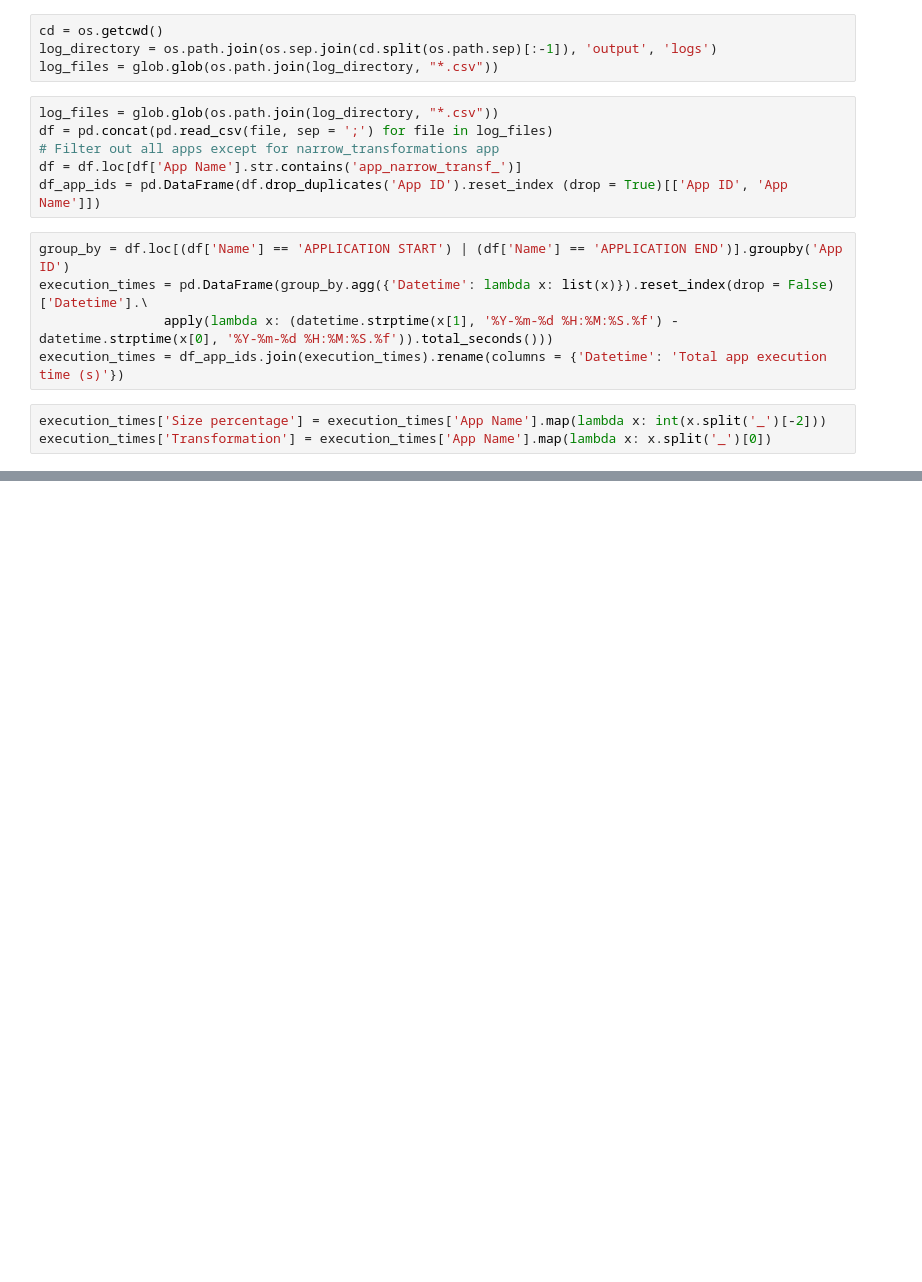
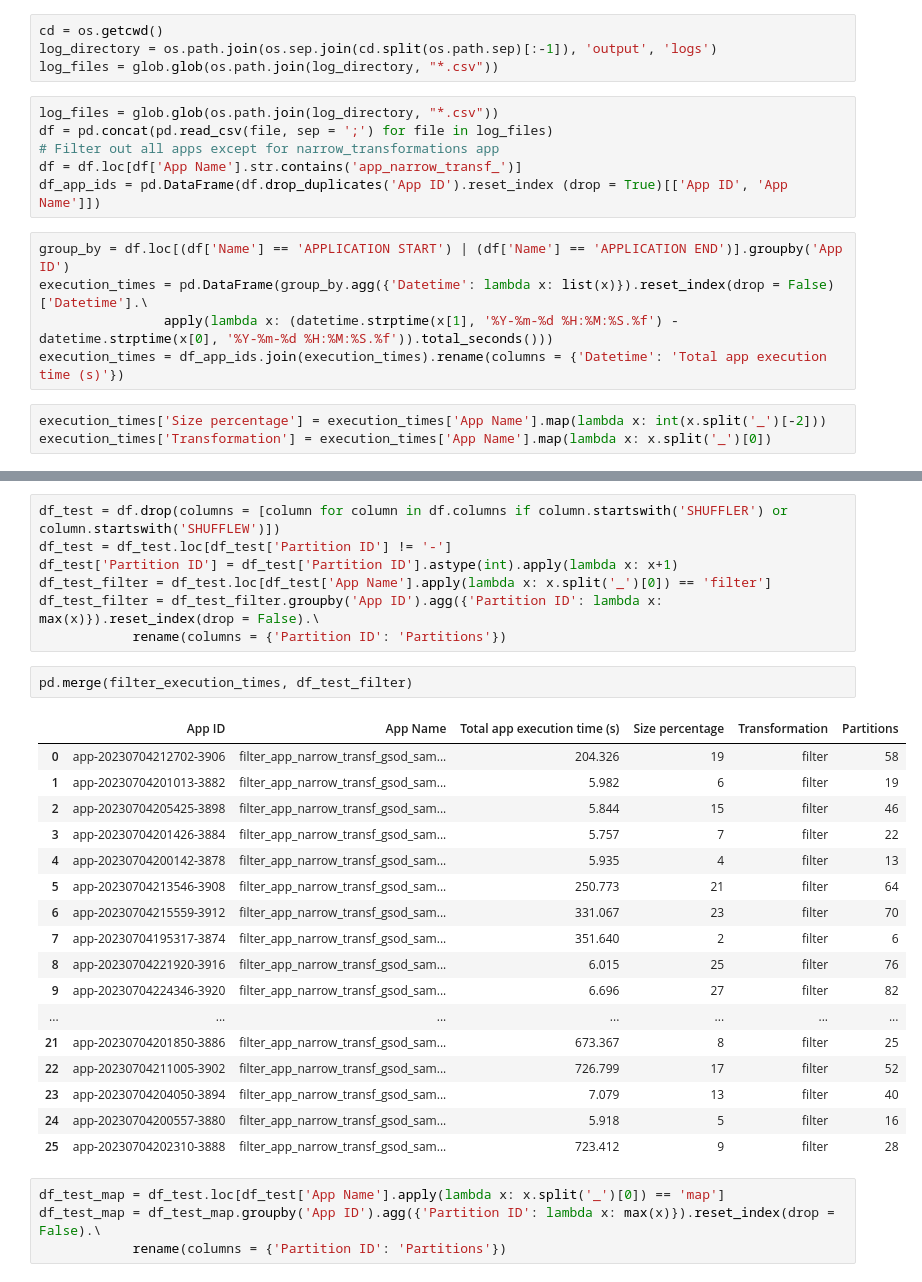
Before and after one commit to sargar19/trabajo-fin-de-grado, a Jupyter notebook: macros/Plot test.ipynb, the cells around one changed output, grey strips where cells are left out. Drawn from its saved outputs; the diff is of its cells as text; blank space fills up the shorter version.

```diff
--- a/macros/Plot test.ipynb
+++ b/macros/Plot test.ipynb
@@ -48,0 +76,31 @@ plt.show()
+# %%
+df_test = df.drop(columns = [column for column in df.columns if column.startswith('SHUFFLER') or column.startswith('SHUFFLEW')])
+df_test = df_test.loc[df_test['Partition ID'] != '-']
+df_test['Partition ID'] = df_test['Partition ID'].astype(int).apply(lambda x: x+1)
+df_test_filter = df_test.loc[df_test['App Name'].apply(lambda x: x.split('_')[0]) == 'filter']
+df_test_filter = df_test_filter.groupby('App ID').agg({'Partition ID': lambda x: max(x)}).reset_index(drop = False).\
+            rename(columns = {'Partition ID': 'Partitions'})
+# %%
+pd.merge(filter_execution_times, df_test_filter)
+# %% [output]
+|  | App ID | App Name | Total app execution time (s) | Size percentage | Transformation | Partitions |
+| 0 | app-20230704212702-3906 | filter_app_narrow_transf_gsod_sam... | 204.326 | 19 | filter | 58 |
+| 1 | app-20230704201013-3882 | filter_app_narrow_transf_gsod_sam... | 5.982 | 6 | filter | 19 |
+| 2 | app-20230704205425-3898 | filter_app_narrow_transf_gsod_sam... | 5.844 | 15 | filter | 46 |
+| 3 | app-20230704201426-3884 | filter_app_narrow_transf_gsod_sam... | 5.757 | 7 | filter | 22 |
+| 4 | app-20230704200142-3878 | filter_app_narrow_transf_gsod_sam... | 5.935 | 4 | filter | 13 |
+| 5 | app-20230704213546-3908 | filter_app_narrow_transf_gsod_sam... | 250.773 | 21 | filter | 64 |
+| 6 | app-20230704215559-3912 | filter_app_narrow_transf_gsod_sam... | 331.067 | 23 | filter | 70 |
+| 7 | app-20230704195317-3874 | filter_app_narrow_transf_gsod_sam... | 351.640 | 2 | filter | 6 |
+| 8 | app-20230704221920-3916 | filter_app_narrow_transf_gsod_sam... | 6.015 | 25 | filter | 76 |
+| 9 | app-20230704224346-3920 | filter_app_narrow_transf_gsod_sam... | 6.696 | 27 | filter | 82 |
+| ... | ... | ... | ... | ... | ... | ... |
+| 21 | app-20230704201850-3886 | filter_app_narrow_transf_gsod_sam... | 673.367 | 8 | filter | 25 |
+| 22 | app-20230704211005-3902 | filter_app_narrow_transf_gsod_sam... | 726.799 | 17 | filter | 52 |
+| 23 | app-20230704204050-3894 | filter_app_narrow_transf_gsod_sam... | 7.079 | 13 | filter | 40 |
+| 24 | app-20230704200557-3880 | filter_app_narrow_transf_gsod_sam... | 5.918 | 5 | filter | 16 |
+| 25 | app-20230704202310-3888 | filter_app_narrow_transf_gsod_sam... | 723.412 | 9 | filter | 28 |
+# %%
+df_test_map = df_test.loc[df_test['App Name'].apply(lambda x: x.split('_')[0]) == 'map']
+df_test_map = df_test_map.groupby('App ID').agg({'Partition ID': lambda x: max(x)}).reset_index(drop = False).\
+            rename(columns = {'Partition ID': 'Partitions'})
```
Also changed, not shown: parts of 6 cells of this notebook, 4 other files.
